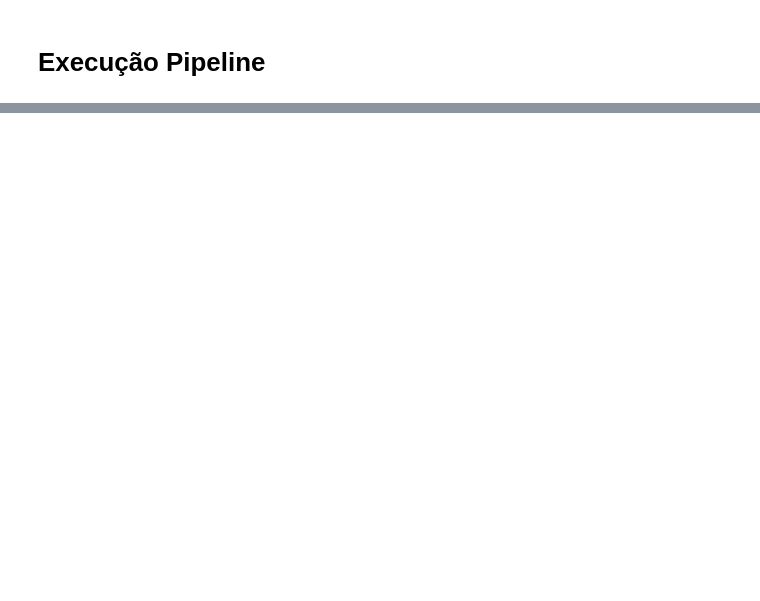
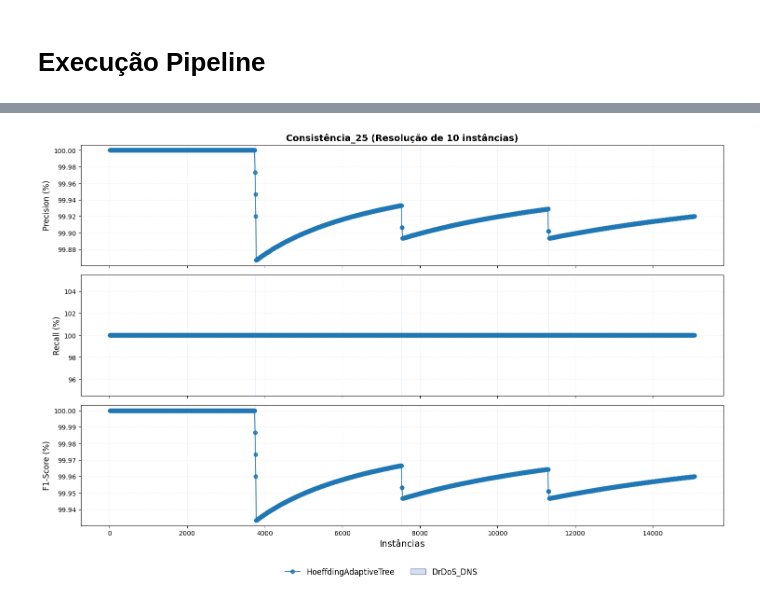
Before and after one commit to iRocktys/anomaly-and-classification-data-stream, a Jupyter notebook: Classification.ipynb, the cells around one changed output, grey strips where cells are left out. Drawn from its saved outputs; the diff is of its cells as text; code cells hidden in the pictures; blank space fills up the shorter version.

```diff
--- a/Classification.ipynb
+++ b/Classification.ipynb
@@ -498,0 +113,79 @@ HT accuracy = 99.16666666666667
+# %%
+%load_ext autoreload
+%autoreload 2
+
+from src.Classification.Pipeline import ClassificationExperimentRunner
+from src.Classification.Models import get_classification_models
+from src.Data.Processor import DataStreamProcessor
+import pandas as pd
+
+categorias = ['Consistência', 'Generalização', 'Adaptação', 'Recorrência']
+tamanhos = ['25', '200', '1000']
+datasets = [f'data/15k/{cat}/{cat}_{tam}.csv' for cat in categorias for tam in tamanhos]
+
+features = [
+    'Fwd Packet Length Min',
+    'Total Fwd Packets',
+    'Fwd Packet Length Max',
+    'Packet Length Variance',
+    'Init_Win_bytes_forward',
+    'Flow IAT Mean',
+    'Fwd Packets/s',
+    'Fwd Packet Length Std',
+    'Flow Duration',
+    'Total Backward Packets',
+    'URG Flag Count',
+    'Init_Win_bytes_backward',
+    'Flow IAT Min',
+    'Bwd Packets/s',
+    'Bwd IAT Mean',
+    'Down/Up Ratio',
+    'Bwd IAT Min',
+    'Bwd Packet Length Mean',
+    'Bwd Packet Length Max',
+    'Fwd Header Length',
+    'Total Length of Fwd Packets',
+    'ACK Flag Count',
+    'Active Mean',
+    'Fwd Packet Length Mean',
+    'Fwd PSH Flags',
+]
+
+for dataset_path in datasets:
+    nome_experimento = dataset_path.split('/')[-1].replace('.csv', '')
+    print(f"\nIniciando treinamento para: {nome_experimento}")
+
+    df = pd.read_csv(dataset_path)
+
+    processor = DataStreamProcessor(logging=False, selected_features=features)
+
+    stream, targets, features = processor.create_stream(
+        df=df,
+        target_label_col='Label',
+        binary_label=False,
+        normalize_method="MinMaxScaler",
+        threshold_var=None,
+        threshold_corr=None,
+        top_n_features=None,
+        return_stream=True,
+        extra_ignore_cols=['Source IP', 'Source Port', 'Destination IP', 'Destination Port', 'Protocol', 'Inbound'],
+        imputation_method='mediana'
+    )
+
+    algoritmos = get_classification_models(
+        stream.get_schema(),
+        selected_models=['HAT']
+    )
+
+    runner = ClassificationExperimentRunner(target_names=targets)
+
+    runner.run_classification_evaluation(
+        stream,
+        algorithms=algoritmos,
+        window_size=10,
+        warmup_instances=0,
+        title=nome_experimento,
+        target_class=0,
+        target_class_pass=0
+    )
+# %% [output]
@@ -498,0 +207 @@ HT accuracy = 99.16666666666667
+[figure, added]
```
Also changed, not shown: parts of 16 cells of this notebook, 7 other files.
